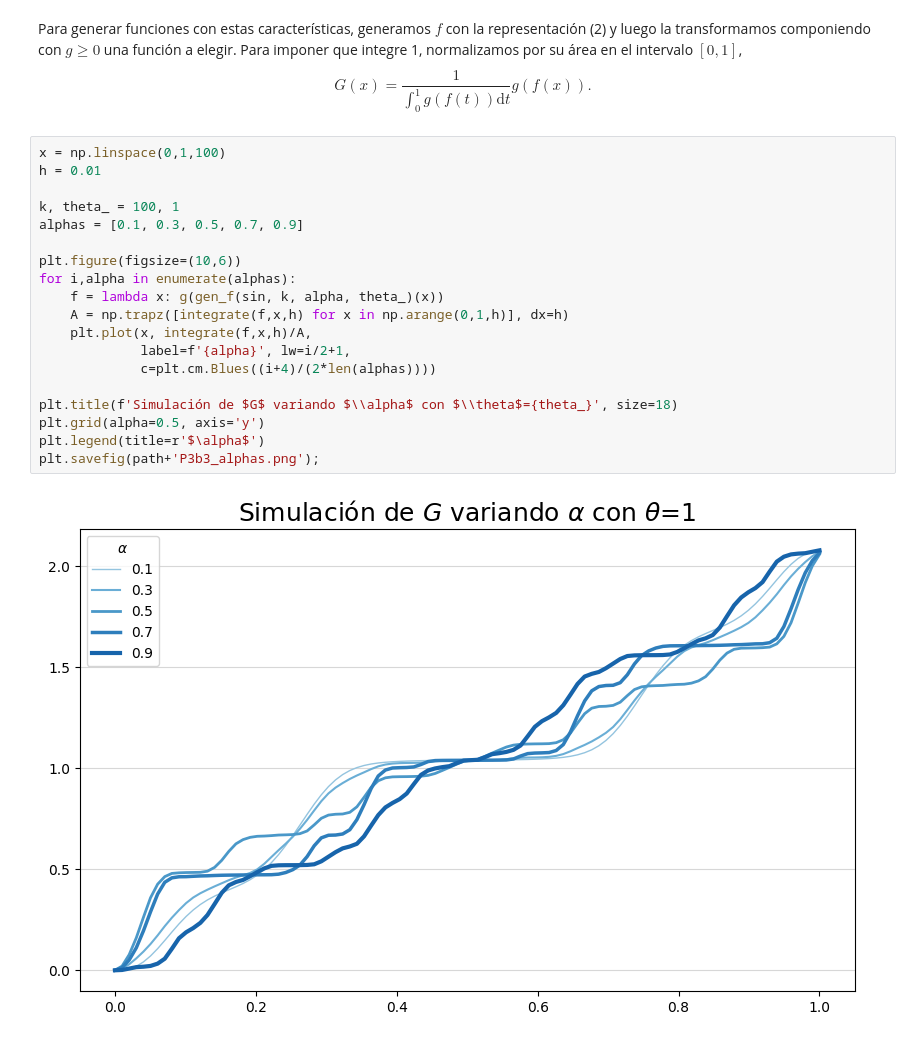
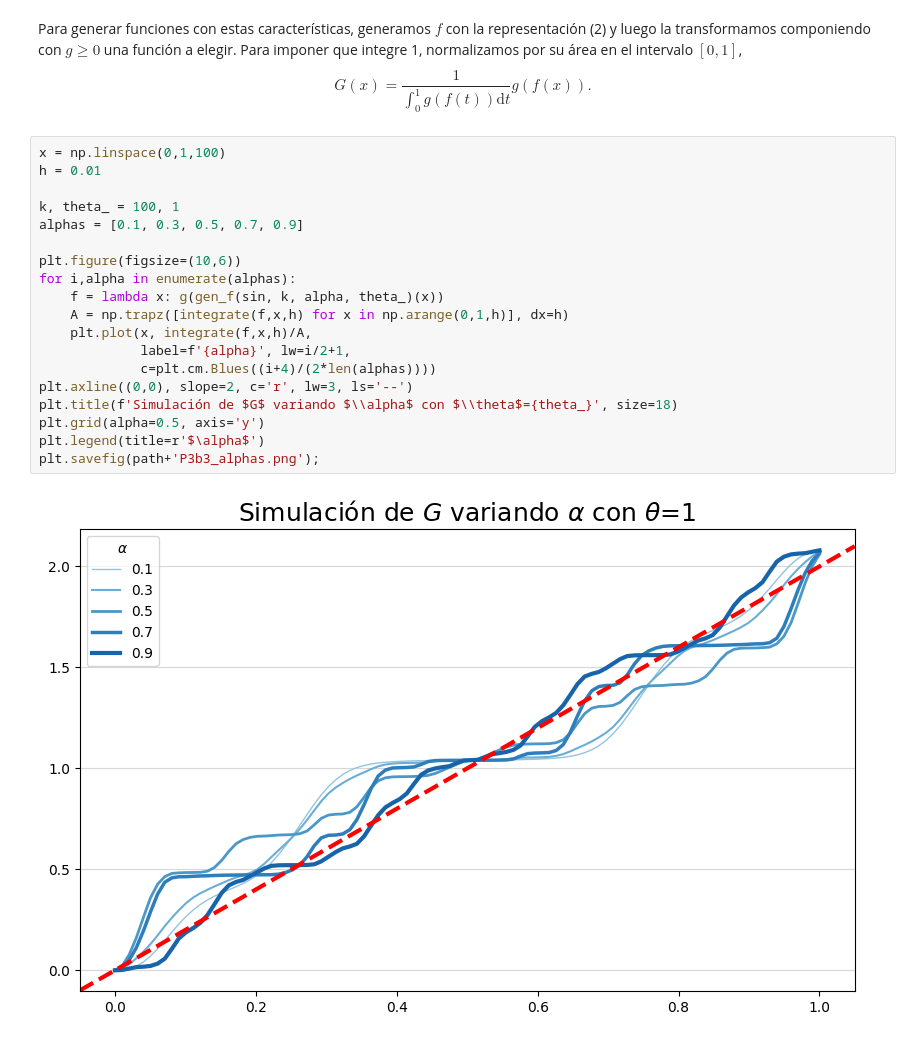
Before and after one commit to AlejandroVillazonG/MAT468, a Jupyter notebook: certamen/P3/P3_b.ipynb, the cells around one changed output. Drawn from its saved outputs; the diff is of its cells as text.

Commit message:
P3b detalles images
Signed-off-by: AlejandroVillazonG <alejandro.villazon@usm.cl>

```diff
--- a/certamen/P3/P3_b.ipynb
+++ b/certamen/P3/P3_b.ipynb
@@ -158,24 +158,24 @@ $$G(x) = \frac{1}{\int_0^1 g(f(t))\mathrm{d}t}g(f(x)).$$
 # %%
 x = np.linspace(0,1,100)
 h = 0.01
 
 k, theta_ = 100, 1
 alphas = [0.1, 0.3, 0.5, 0.7, 0.9]
 
 plt.figure(figsize=(10,6))
 for i,alpha in enumerate(alphas):
     f = lambda x: g(gen_f(sin, k, alpha, theta_)(x))
     A = np.trapz([integrate(f,x,h) for x in np.arange(0,1,h)], dx=h)
     plt.plot(x, integrate(f,x,h)/A,
              label=f'{alpha}', lw=i/2+1,
              c=plt.cm.Blues((i+4)/(2*len(alphas))))
-
+plt.axline((0,0), slope=2, c='r', lw=3, ls='--')
 plt.title(f'Simulación de $G$ variando $\\alpha$ con $\\theta$={theta_}', size=18)
 plt.grid(alpha=0.5, axis='y')
 plt.legend(title=r'$\alpha$')
 plt.savefig(path+'P3b3_alphas.png');
 # %% [output]
-[figure, old version]
+[figure, new version]
 # %%
 x = np.linspace(0,1,100)
 h = 0.01
```
Also changed, not shown: parts of 2 cells of this notebook, 3 other files.
